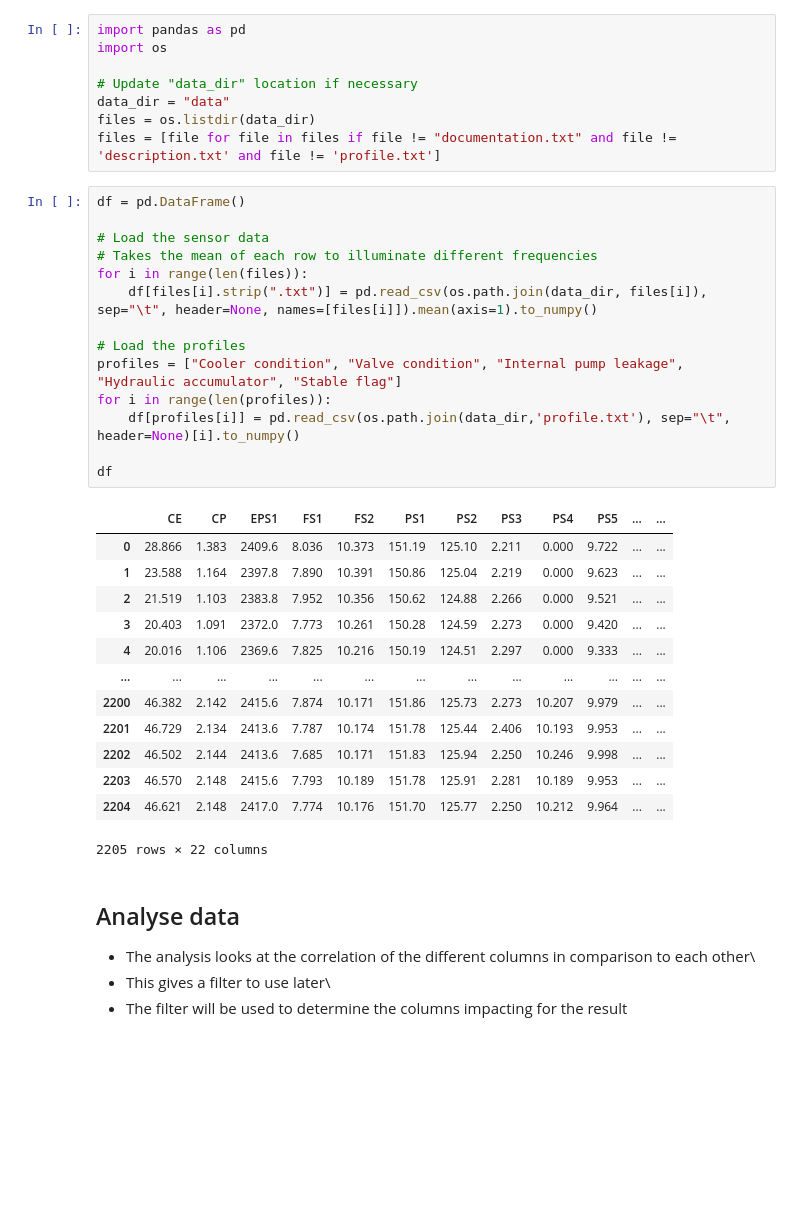
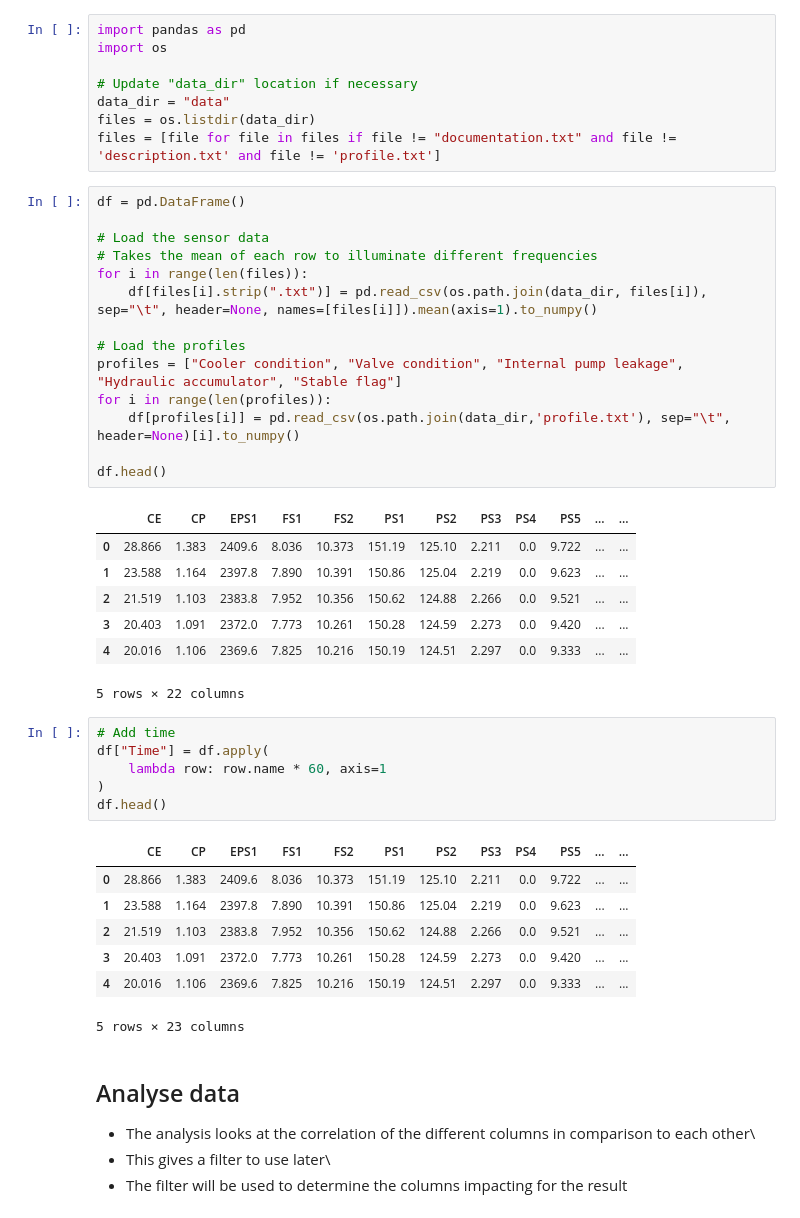
Before and after one commit to Predictive-maintenance-casus-2021/Predictive-Maintenance-supervised-learning, a Jupyter notebook: PredictiveMaintenanceMainNotebook.ipynb, the cells around one changed output. Saved outputs shown, nothing was run; the diff lists cells and outputs as text; blank space fills up the shorter version.

```diff
--- a/PredictiveMaintenanceMainNotebook.ipynb
+++ b/PredictiveMaintenanceMainNotebook.ipynb
@@ -17,31 +17,39 @@ files = [file for file in files if file != "documentation.txt" and file != 'desc
 # %%
 df = pd.DataFrame()
 
 # Load the sensor data
 # Takes the mean of each row to illuminate different frequencies
 for i in range(len(files)):
     df[files[i].strip(".txt")] = pd.read_csv(os.path.join(data_dir, files[i]), sep="\t", header=None, names=[files[i]]).mean(axis=1).to_numpy()
 
 # Load the profiles
 profiles = ["Cooler condition", "Valve condition", "Internal pump leakage", "Hydraulic accumulator", "Stable flag"]
 for i in range(len(profiles)):
     df[profiles[i]] = pd.read_csv(os.path.join(data_dir,'profile.txt'), sep="\t", header=None)[i].to_numpy()
 
-df
+df.head()
 # %% [output]
 |  | CE | CP | EPS1 | FS1 | FS2 | PS1 | PS2 | PS3 | PS4 | PS5 | ... | ... |
-| 0 | 28.866 | 1.383 | 2409.6 | 8.036 | 10.373 | 151.19 | 125.10 | 2.211 | 0.000 | 9.722 | ... | ... |
-| 1 | 23.588 | 1.164 | 2397.8 | 7.890 | 10.391 | 150.86 | 125.04 | 2.219 | 0.000 | 9.623 | ... | ... |
-| 2 | 21.519 | 1.103 | 2383.8 | 7.952 | 10.356 | 150.62 | 124.88 | 2.266 | 0.000 | 9.521 | ... | ... |
-| 3 | 20.403 | 1.091 | 2372.0 | 7.773 | 10.261 | 150.28 | 124.59 | 2.273 | 0.000 | 9.420 | ... | ... |
-| 4 | 20.016 | 1.106 | 2369.6 | 7.825 | 10.216 | 150.19 | 124.51 | 2.297 | 0.000 | 9.333 | ... | ... |
-| ... | ... | ... | ... | ... | ... | ... | ... | ... | ... | ... | ... | ... |
-| 2200 | 46.382 | 2.142 | 2415.6 | 7.874 | 10.171 | 151.86 | 125.73 | 2.273 | 10.207 | 9.979 | ... | ... |
-| 2201 | 46.729 | 2.134 | 2413.6 | 7.787 | 10.174 | 151.78 | 125.44 | 2.406 | 10.193 | 9.953 | ... | ... |
-| 2202 | 46.502 | 2.144 | 2413.6 | 7.685 | 10.171 | 151.83 | 125.94 | 2.250 | 10.246 | 9.998 | ... | ... |
-| 2203 | 46.570 | 2.148 | 2415.6 | 7.793 | 10.189 | 151.78 | 125.91 | 2.281 | 10.189 | 9.953 | ... | ... |
-| 2204 | 46.621 | 2.148 | 2417.0 | 7.774 | 10.176 | 151.70 | 125.77 | 2.250 | 10.212 | 9.964 | ... | ... |
+| 0 | 28.866 | 1.383 | 2409.6 | 8.036 | 10.373 | 151.19 | 125.10 | 2.211 | 0.0 | 9.722 | ... | ... |
+| 1 | 23.588 | 1.164 | 2397.8 | 7.890 | 10.391 | 150.86 | 125.04 | 2.219 | 0.0 | 9.623 | ... | ... |
+| 2 | 21.519 | 1.103 | 2383.8 | 7.952 | 10.356 | 150.62 | 124.88 | 2.266 | 0.0 | 9.521 | ... | ... |
+| 3 | 20.403 | 1.091 | 2372.0 | 7.773 | 10.261 | 150.28 | 124.59 | 2.273 | 0.0 | 9.420 | ... | ... |
+| 4 | 20.016 | 1.106 | 2369.6 | 7.825 | 10.216 | 150.19 | 124.51 | 2.297 | 0.0 | 9.333 | ... | ... |
-2205 rows × 22 columns
+5 rows × 22 columns
+# %%
+# Add time
+df["Time"] = df.apply(
+    lambda row: row.name * 60, axis=1
+)
+df.head()
+# %% [output]
+|  | CE | CP | EPS1 | FS1 | FS2 | PS1 | PS2 | PS3 | PS4 | PS5 | ... | ... |
+| 0 | 28.866 | 1.383 | 2409.6 | 8.036 | 10.373 | 151.19 | 125.10 | 2.211 | 0.0 | 9.722 | ... | ... |
+| 1 | 23.588 | 1.164 | 2397.8 | 7.890 | 10.391 | 150.86 | 125.04 | 2.219 | 0.0 | 9.623 | ... | ... |
+| 2 | 21.519 | 1.103 | 2383.8 | 7.952 | 10.356 | 150.62 | 124.88 | 2.266 | 0.0 | 9.521 | ... | ... |
+| 3 | 20.403 | 1.091 | 2372.0 | 7.773 | 10.261 | 150.28 | 124.59 | 2.273 | 0.0 | 9.420 | ... | ... |
+| 4 | 20.016 | 1.106 | 2369.6 | 7.825 | 10.216 | 150.19 | 124.51 | 2.297 | 0.0 | 9.333 | ... | ... |
+5 rows × 23 columns
 # %% [markdown]
 ## Analyse data
 - The analysis looks at the correlation of the different columns in comparison to each other\
```
Also changed, not shown: parts of 9 cells of this notebook.
